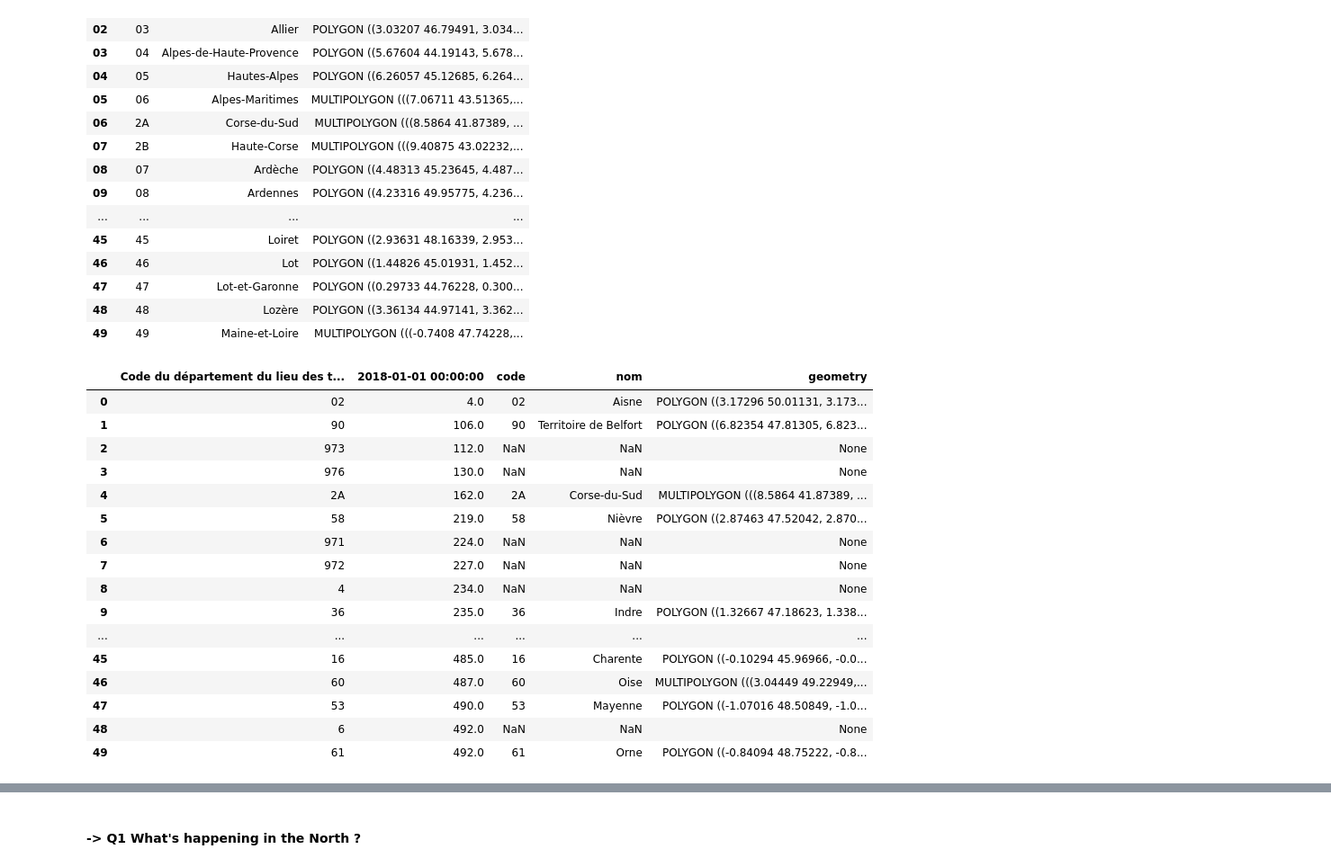
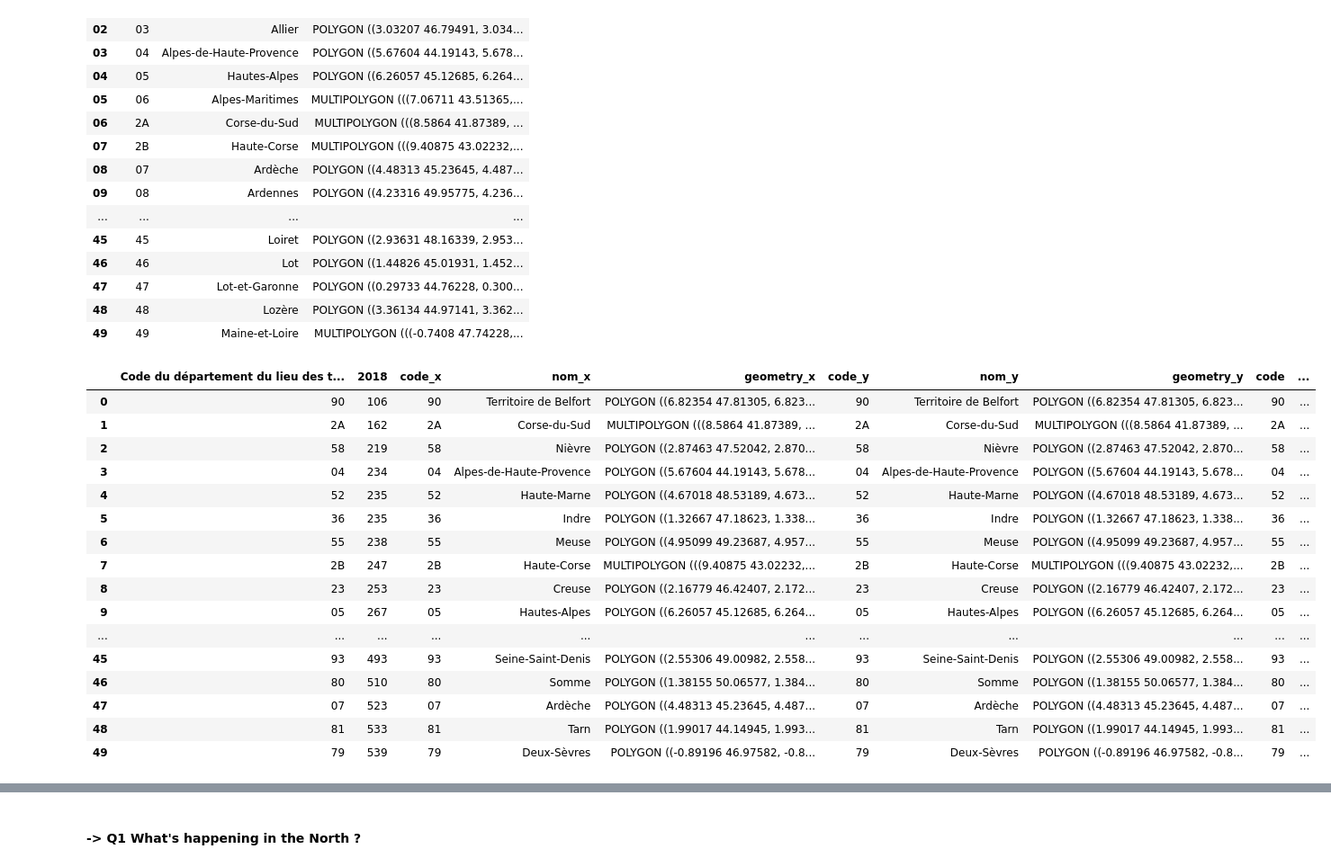
Before and after one commit to m-ligeret/price-signals-construction-activity, a Jupyter notebook: processing_constr_nonresid.ipynb, the cells around one changed output, grey strips where cells are left out. Shown at 90% size. Drawn from its saved outputs; the diff is of its cells as text; code cells hidden in the pictures.

```diff
--- a/processing_constr_nonresid.ipynb
+++ b/processing_constr_nonresid.ipynb
@@ -596,36 +655,36 @@ deps.head(50)
 | 48 | 48 | Lozère | POLYGON ((3.36134 44.97141, 3.362... |
 | 49 | 49 | Maine-et-Loire | MULTIPOLYGON (((-0.7408 47.74228,... |
 # %%
-gdf = construction_activity2015.merge(
+construction_activity2018 = construction_activity2018.merge(
     deps,
     left_on="Code du département du lieu des travaux - Code de la zone",
     right_on="code",
     how="left"
 )
+
+construction_activity2018.head(50)
+# %% [output]
+|  | Code du département du lieu des t... | 2018 | code_x | nom_x | geometry_x | code_y | nom_y | geometry_y | code | ... |
+| 0 | 90 | 106 | 90 | Territoire de Belfort | POLYGON ((6.82354 47.81305, 6.823... | 90 | Territoire de Belfort | POLYGON ((6.82354 47.81305, 6.823... | 90 | ... |
+| 1 | 2A | 162 | 2A | Corse-du-Sud | MULTIPOLYGON (((8.5864 41.87389, ... | 2A | Corse-du-Sud | MULTIPOLYGON (((8.5864 41.87389, ... | 2A | ... |
+| 2 | 58 | 219 | 58 | Nièvre | POLYGON ((2.87463 47.52042, 2.870... | 58 | Nièvre | POLYGON ((2.87463 47.52042, 2.870... | 58 | ... |
+| 3 | 04 | 234 | 04 | Alpes-de-Haute-Provence | POLYGON ((5.67604 44.19143, 5.678... | 04 | Alpes-de-Haute-Provence | POLYGON ((5.67604 44.19143, 5.678... | 04 | ... |
+| 4 | 52 | 235 | 52 | Haute-Marne | POLYGON ((4.67018 48.53189, 4.673... | 52 | Haute-Marne | POLYGON ((4.67018 48.53189, 4.673... | 52 | ... |
+| 5 | 36 | 235 | 36 | Indre | POLYGON ((1.32667 47.18623, 1.338... | 36 | Indre | POLYGON ((1.32667 47.18623, 1.338... | 36 | ... |
+| 6 | 55 | 238 | 55 | Meuse | POLYGON ((4.95099 49.23687, 4.957... | 55 | Meuse | POLYGON ((4.95099 49.23687, 4.957... | 55 | ... |
+| 7 | 2B | 247 | 2B | Haute-Corse | MULTIPOLYGON (((9.40875 43.02232,... | 2B | Haute-Corse | MULTIPOLYGON (((9.40875 43.02232,... | 2B | ... |
+| 8 | 23 | 253 | 23 | Creuse | POLYGON ((2.16779 46.42407, 2.172... | 23 | Creuse | POLYGON ((2.16779 46.42407, 2.172... | 23 | ... |
+| 9 | 05 | 267 | 05 | Hautes-Alpes | POLYGON ((6.26057 45.12685, 6.264... | 05 | Hautes-Alpes | POLYGON ((6.26057 45.12685, 6.264... | 05 | ... |
+| ... | ... | ... | ... | ... | ... | ... | ... | ... | ... | ... |
+| 45 | 93 | 493 | 93 | Seine-Saint-Denis | POLYGON ((2.55306 49.00982, 2.558... | 93 | Seine-Saint-Denis | POLYGON ((2.55306 49.00982, 2.558... | 93 | ... |
+| 46 | 80 | 510 | 80 | Somme | POLYGON ((1.38155 50.06577, 1.384... | 80 | Somme | POLYGON ((1.38155 50.06577, 1.384... | 80 | ... |
+| 47 | 07 | 523 | 07 | Ardèche | POLYGON ((4.48313 45.23645, 4.487... | 07 | Ardèche | POLYGON ((4.48313 45.23645, 4.487... | 07 | ... |
+| 48 | 81 | 533 | 81 | Tarn | POLYGON ((1.99017 44.14945, 1.993... | 81 | Tarn | POLYGON ((1.99017 44.14945, 1.993... | 81 | ... |
+| 49 | 79 | 539 | 79 | Deux-Sèvres | POLYGON ((-0.89196 46.97582, -0.8... | 79 | Deux-Sèvres | POLYGON ((-0.89196 46.97582, -0.8... | 79 | ... |
 # %%
-gdf = gpd.GeoDataFrame(
-    gdf,
-    geometry="geometry",
+construction_activity2018 = gpd.GeoDataFrame(
+    construction_activity2018,
+    geometry="geometry_x",
     crs=deps.crs
 )
-
-gdf.head(50)
-# %% [output]
-|  | Code du département du lieu des t... | 2018-01-01 00:00:00 | code | nom | geometry |
-| 0 | 02 | 4.0 | 02 | Aisne | POLYGON ((3.17296 50.01131, 3.173... |
-| 1 | 90 | 106.0 | 90 | Territoire de Belfort | POLYGON ((6.82354 47.81305, 6.823... |
-| 2 | 973 | 112.0 | NaN | NaN | None |
-| 3 | 976 | 130.0 | NaN | NaN | None |
-| 4 | 2A | 162.0 | 2A | Corse-du-Sud | MULTIPOLYGON (((8.5864 41.87389, ... |
-| 5 | 58 | 219.0 | 58 | Nièvre | POLYGON ((2.87463 47.52042, 2.870... |
-| 6 | 971 | 224.0 | NaN | NaN | None |
-| 7 | 972 | 227.0 | NaN | NaN | None |
-| 8 | 4 | 234.0 | NaN | NaN | None |
-| 9 | 36 | 235.0 | 36 | Indre | POLYGON ((1.32667 47.18623, 1.338... |
-| ... | ... | ... | ... | ... | ... |
-| 45 | 16 | 485.0 | 16 | Charente | POLYGON ((-0.10294 45.96966, -0.0... |
-| 46 | 60 | 487.0 | 60 | Oise | MULTIPOLYGON (((3.04449 49.22949,... |
-| 47 | 53 | 490.0 | 53 | Mayenne | POLYGON ((-1.07016 48.50849, -1.0... |
-| 48 | 6 | 492.0 | NaN | NaN | None |
-| 49 | 61 | 492.0 | 61 | Orne | POLYGON ((-0.84094 48.75222, -0.8... |
 # %%
```
Also changed, not shown: parts of 27 cells of this notebook.
